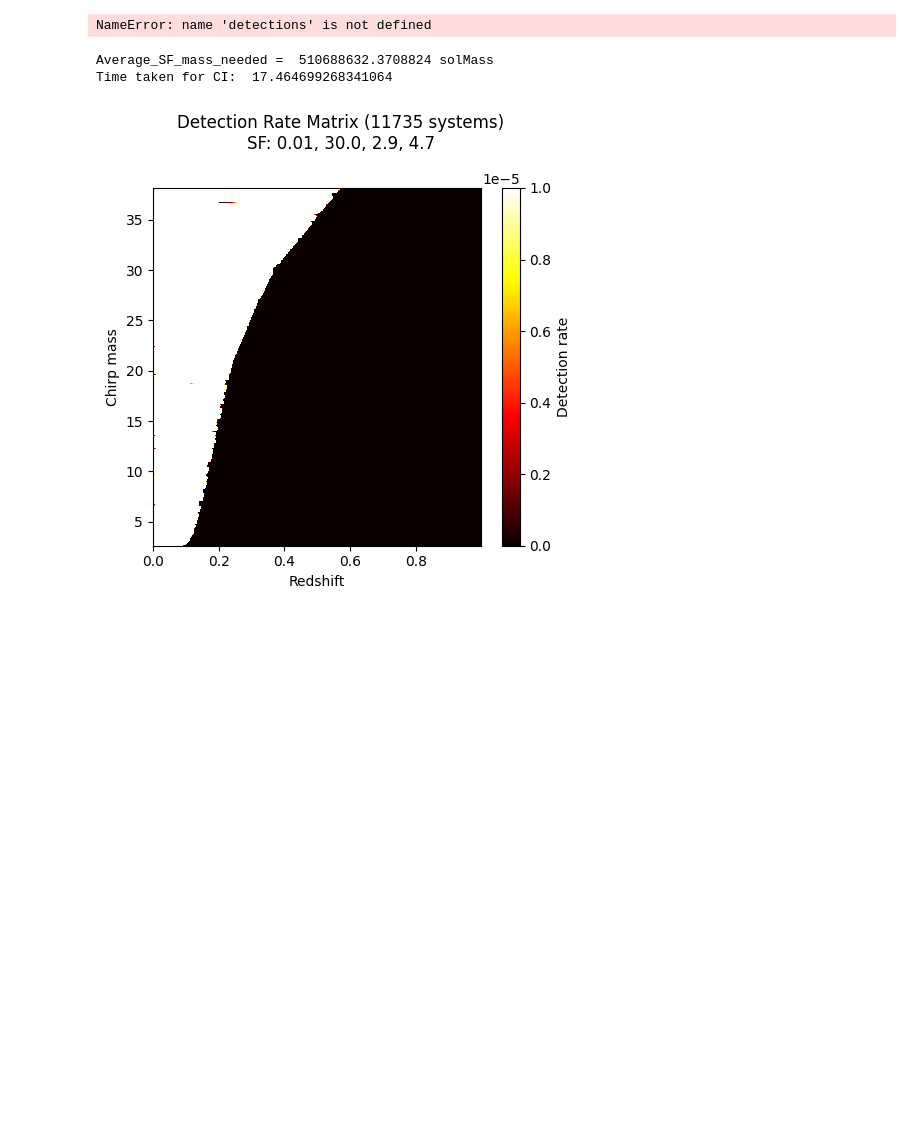
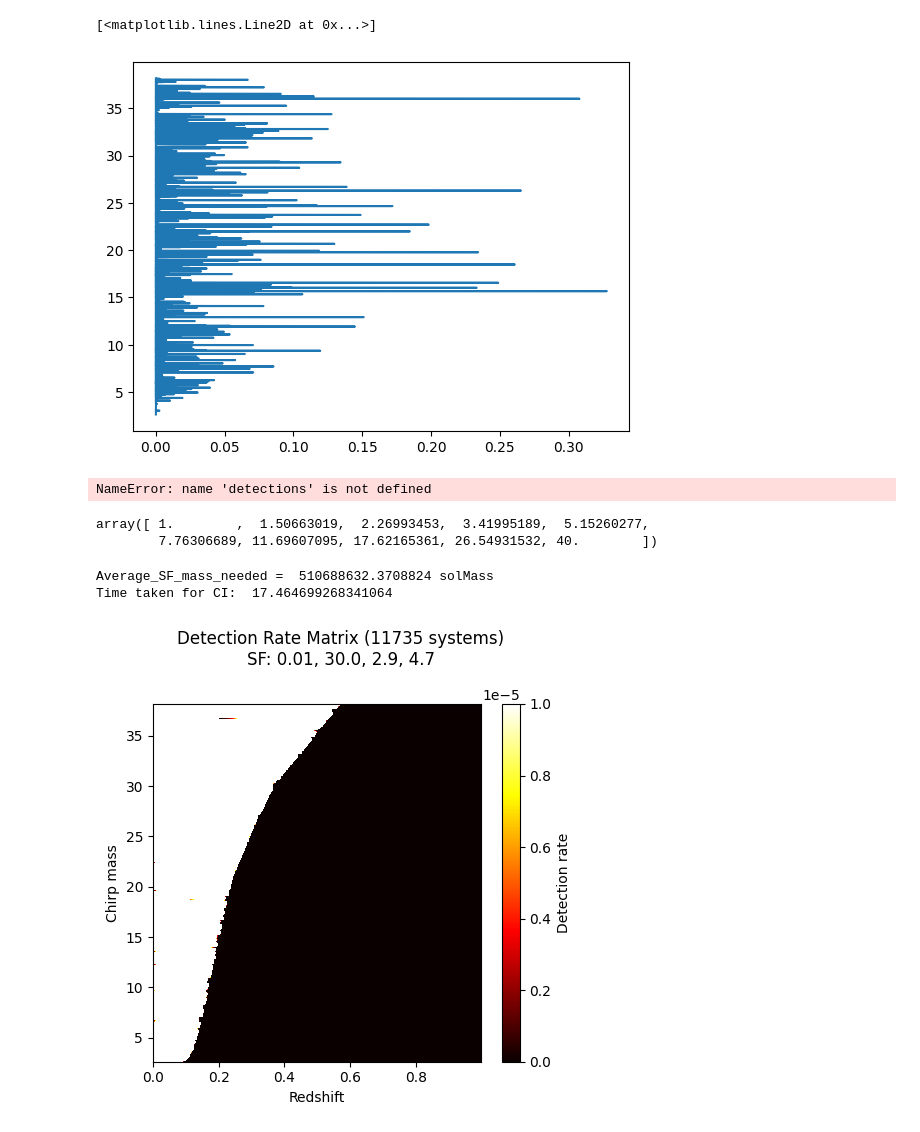
Before and after one commit to avivajpeyi/compas_ml_surrogate, a Jupyter notebook: studies/compas_uni.ipynb, the cells around one changed output. Saved outputs shown, nothing was run; the diff lists cells and outputs as text; code cells hidden in the pictures; blank space fills up the shorter version.

```diff
--- a/studies/compas_uni.ipynb
+++ b/studies/compas_uni.ipynb
@@ -18,7 +36,17 @@ Time taken for CI:  18.703200817108154
+# %%
+plt.plot(np.sum(uni.detection_rate, axis=1), uni.dco_chirp_masses)
+# %% [output]
+[<matplotlib.lines.Line2D at 0x...>]
+[figure, added]
 # %%
 uni.log_likelihood(data=uni.detection_rate)
 # %% [output]
 NameError: name 'detections' is not defined
+# %%
+np.geomspace(1,40, 10)
+# %% [output]
+array([ 1.        ,  1.50663019,  2.26993453,  3.41995189,  5.15260277,
+        7.76306689, 11.69607095, 17.62165361, 26.54931532, 40.        ])
 # %%
 uni = Universe.from_compas_h5(PATH, SF=[0.01, 30, 2.90, 4.70])
 fig = uni.plot_detection_rate_matrix()
```
Also changed, not shown: parts of 4 cells of this notebook, 3 other files.
